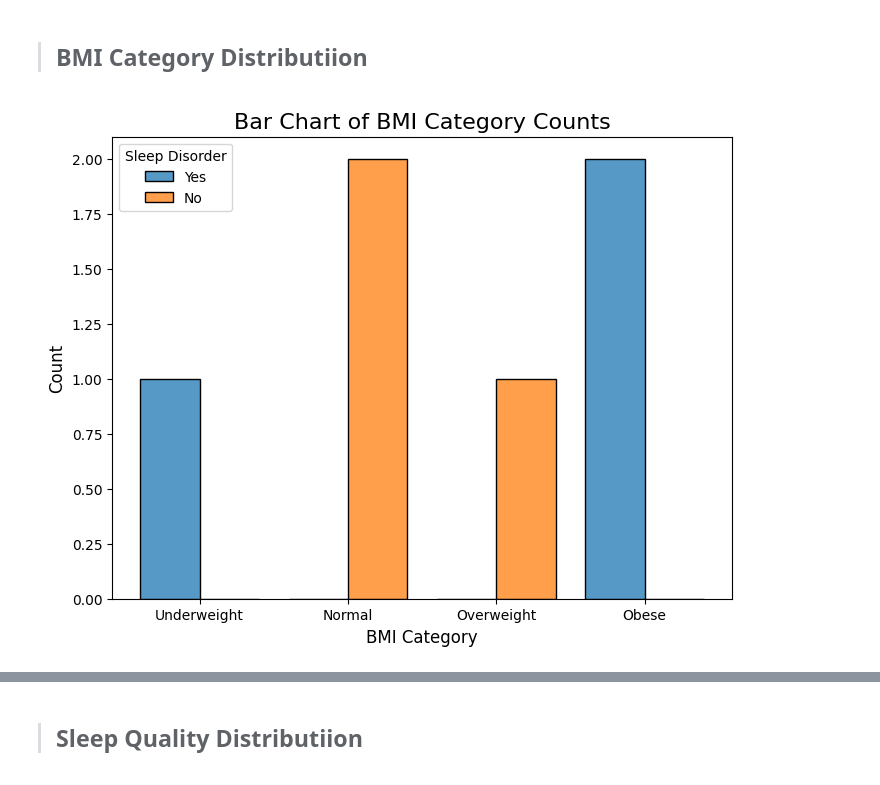
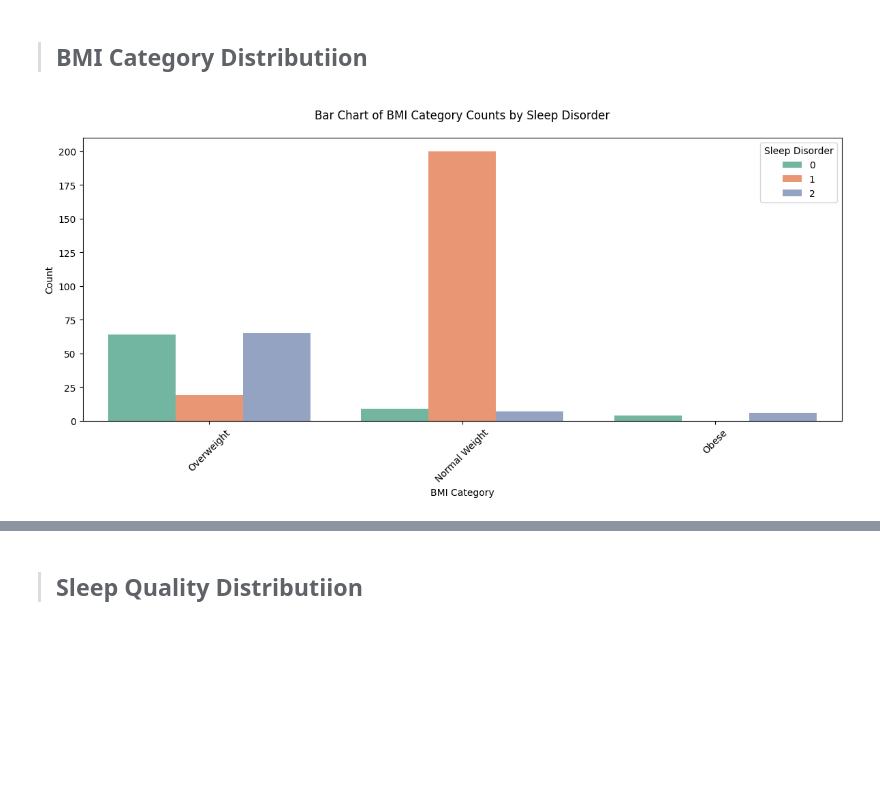
Before and after one commit to tbhcoding/SleepPrediction-ML, a Jupyter notebook: FP_Bongalos_BlessieFaith_BSCS2A.ipynb, the cells around one changed output, grey strips where cells are left out. Saved outputs shown, nothing was run; the diff lists cells and outputs as text; code cells hidden in the pictures; blank space fills up the shorter version.

Commit message:
modified the data visualization charts

```diff
--- a/FP_Bongalos_BlessieFaith_BSCS2A.ipynb
+++ b/FP_Bongalos_BlessieFaith_BSCS2A.ipynb
@@ -153,35 +153,34 @@ Name: count, dtype: int64
 # 4. Data Visualization
 # %% [markdown]
 > ## BMI Category Distributiion
-# %%
-import seaborn as sns
-import matplotlib.pyplot as plt
-import pandas as pd
-
-# Sample DataFrame
-data = {
-    'BMI Category': ['Underweight', 'Normal', 'Overweight', 'Obese', 'Normal', 'Obese'],
-    'Sleep Disorder': ['Yes', 'No', 'No', 'Yes', 'No', 'Yes']
-}
-df = pd.DataFrame(data)
-
-# Create a bar plot
-plt.figure(figsize=(8, 6))
-sns.histplot(
-    data=df,
-    x='BMI Category',
-    hue='Sleep Disorder',
-    multiple='dodge',  # Separate bars by color
-    shrink=0.8,        # Adjust bar width
-    discrete=True      # Treat 'BMI Category' as discrete
-)
-
-# Add title and labels
-plt.title('Bar Chart of BMI Category Counts', fontsize=16)
-plt.xlabel('BMI Category', fontsize=12)
-plt.ylabel('Count', fontsize=12)
-
-# Show plot
-plt.show()
-# %% [output]
-[figure, removed]
+# %%
+# Replace NaN in 'Sleep Disorder' with 'No Disorder'
+df['Sleep Disorder'].fillna('No Disorder', inplace=True)
+
+# Standardize BMI categories
+df['BMI Category'] = df['BMI Category'].replace({'Normal': 'Normal Weight'})
+
+# Create the figure and axes with specified size
+plt.figure(figsize=(12, 6))
+
+# Create the grouped bar chart using seaborn
+ax = sns.countplot(data=df,
+                  x='BMI Category',
+                  hue='Sleep Disorder',
+                  palette='Set2')
+
+# Customize the plot
+plt.title('Bar Chart of BMI Category Counts by Sleep Disorder', pad=20)
+plt.xlabel('BMI Category')
+plt.ylabel('Count')
+
+# Rotate x-axis labels for better readability
+plt.xticks(rotation=45)
+
+# Adjust layout to prevent label cutoff
+plt.tight_layout()
+
+# Show the plot
+plt.show()
+# %% [output]
+[figure, added]
```
Also changed, not shown: parts of 8 cells of this notebook.
